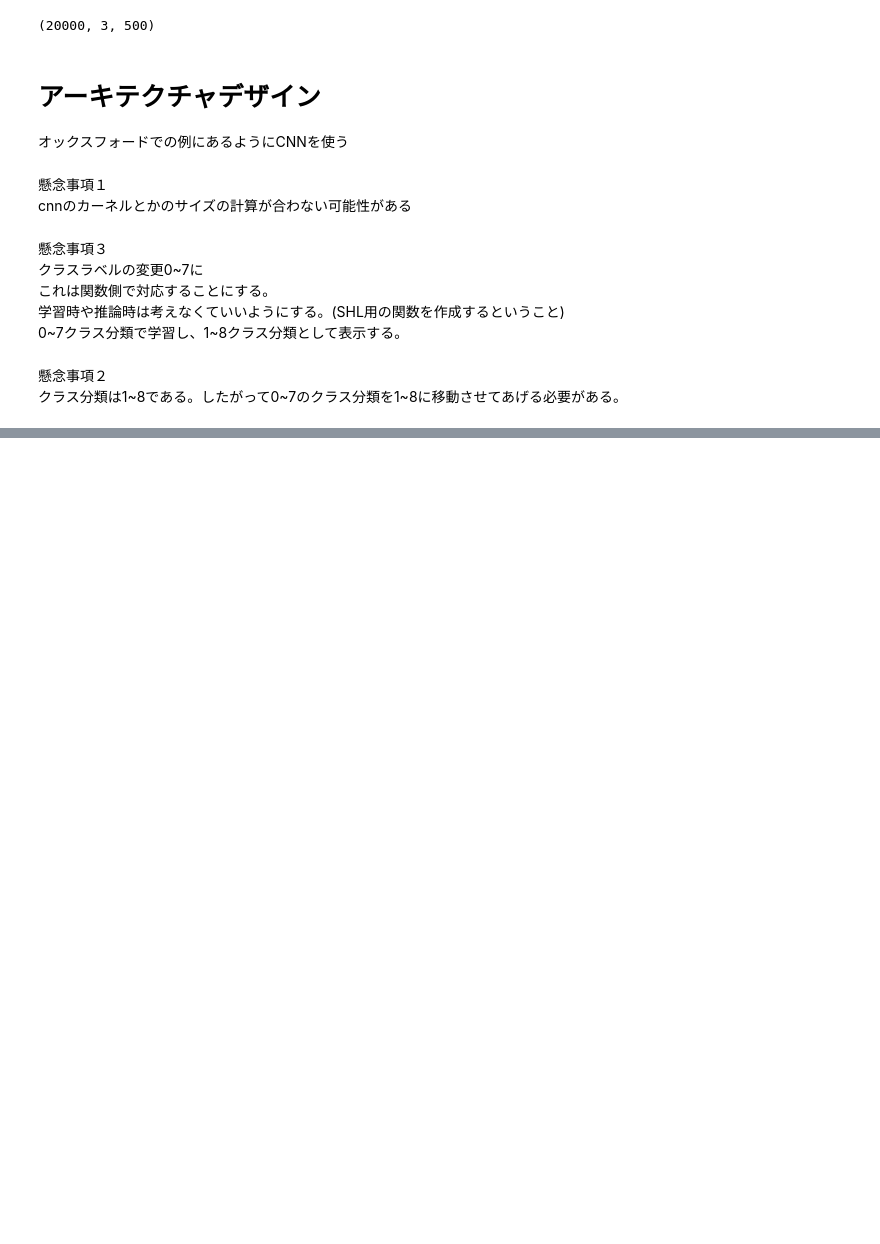
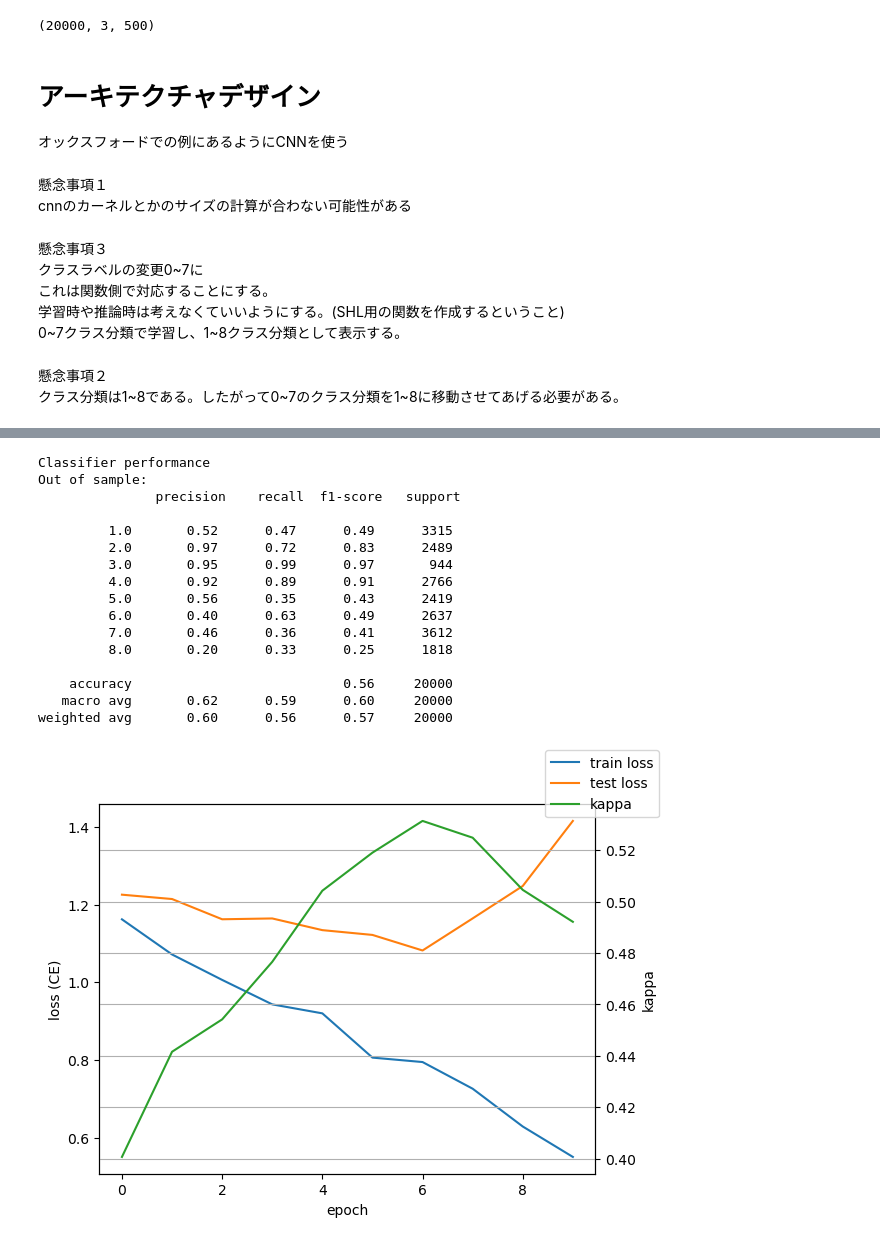
Before and after one commit to kaiKyutech/SHL_2024, a Jupyter notebook: my_neural.ipynb, the cells around one changed output, grey strips where cells are left out. Drawn from its saved outputs; the diff is of its cells as text; code cells hidden in the pictures; blank space fills up the shorter version.

```diff
--- a/my_neural.ipynb
+++ b/my_neural.ipynb
@@ -86,6 +86,10 @@ train_label_random = train_label[indices]
 print(train_xyz_random.shape)
 # %% [output]
 (20000, 3, 500)
+# %%
+# Transform to numeric
+le = LabelEncoder().fit(train_label_random-1) # sklearn　カテゴリ変数（テキストラベル）を機械学習アルゴリズムが扱いやすい形式に変換する。　テキストラベルを一意な数値データに変換しているだけかも
+Y = le.transform(train_label_random-1)
 # %% [markdown]
 # アーキテクチャデザイン
 オックスフォードでの例にあるようにCNNを使う
@@ -208,7 +230,7 @@ loss_history_train = []
 losses = []
 num_epoch = 10
 for i in tqdm(range(num_epoch)): # 同じデータセットでnum_epoch回cnnを学習させている。
-    dataloader = create_dataloader(X_train, Y_train, batch_size, shuffle=True)
+    dataloader = create_dataloader(train_xyz_random, train_label_random, batch_size, shuffle=True)
     for x, target in dataloader:
         x, target = x.to(device), target.type(torch.int64).to(device)
         cnn.zero_grad()
@@ -228,6 +250,43 @@ for i in tqdm(range(num_epoch)): # 同じデータセットでnum_epoch回cnnを
     loss_history_train.append(utils.ewm(losses))
 
     # Logging -- evalutate performance on test set
-    results = evaluate_model(cnn, X_test, Y_test)
+    results = evaluate_model(cnn, test_xyz, test_label)
     loss_history_test.append(results['loss'])
     kappa_history_test.append(results['kappa'])
+# %%
+# Loss history
+plt.close('all')
+fig, ax = plt.subplots()
+ax.plot(loss_history_train, color='C0', label='train loss')
+ax.plot(loss_history_test, color='C1', label='test loss')
+ax.set_ylabel('loss (CE)')
+ax.set_xlabel('epoch')
+ax = ax.twinx()
+ax.plot(kappa_history_test, color='C2', label='kappa')
+ax.set_ylabel('kappa')
+ax.grid(True)
+fig.legend()
+
+# Report
+#Y_test_pred_lab = le.inverse_transform(results['Y_pred'])  # back to text labels
+#Y_test_lab = le.inverse_transform(test_label)  # back to text labels
+print('\nClassifier performance')
+print('Out of sample:\n', metrics.classification_report(test_label, results['Y_pred']))
+# %% [output]
+Classifier performance
+Out of sample:
+               precision    recall  f1-score   support
+
+         1.0       0.52      0.47      0.49      3315
+         2.0       0.97      0.72      0.83      2489
+         3.0       0.95      0.99      0.97       944
+         4.0       0.92      0.89      0.91      2766
+         5.0       0.56      0.35      0.43      2419
+         6.0       0.40      0.63      0.49      2637
+         7.0       0.46      0.36      0.41      3612
+         8.0       0.20      0.33      0.25      1818
+
+    accuracy                           0.56     20000
+   macro avg       0.62      0.59      0.60     20000
+weighted avg       0.60      0.56      0.57     20000
+[figure, added]
```
Also changed, not shown: parts of 2 cells of this notebook.
